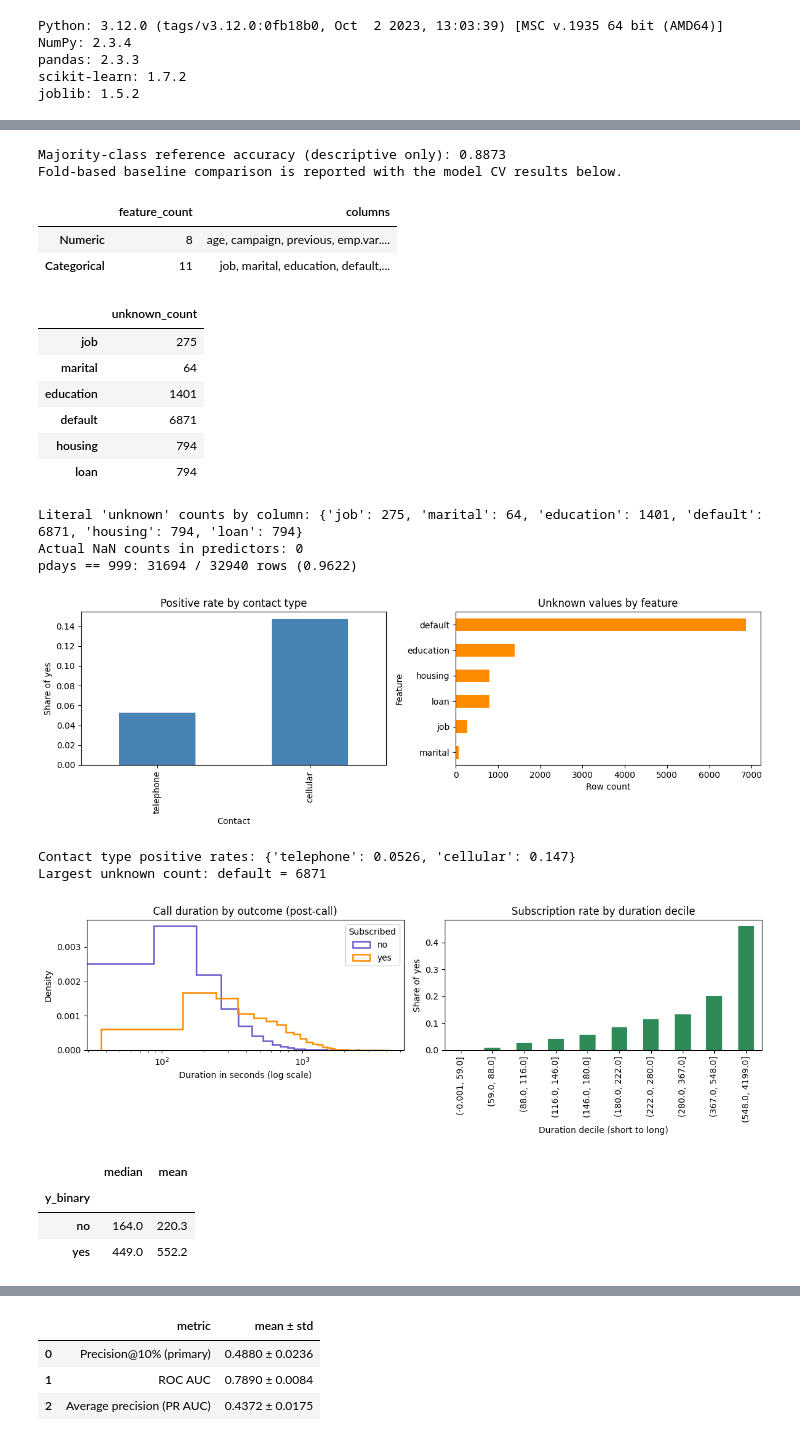
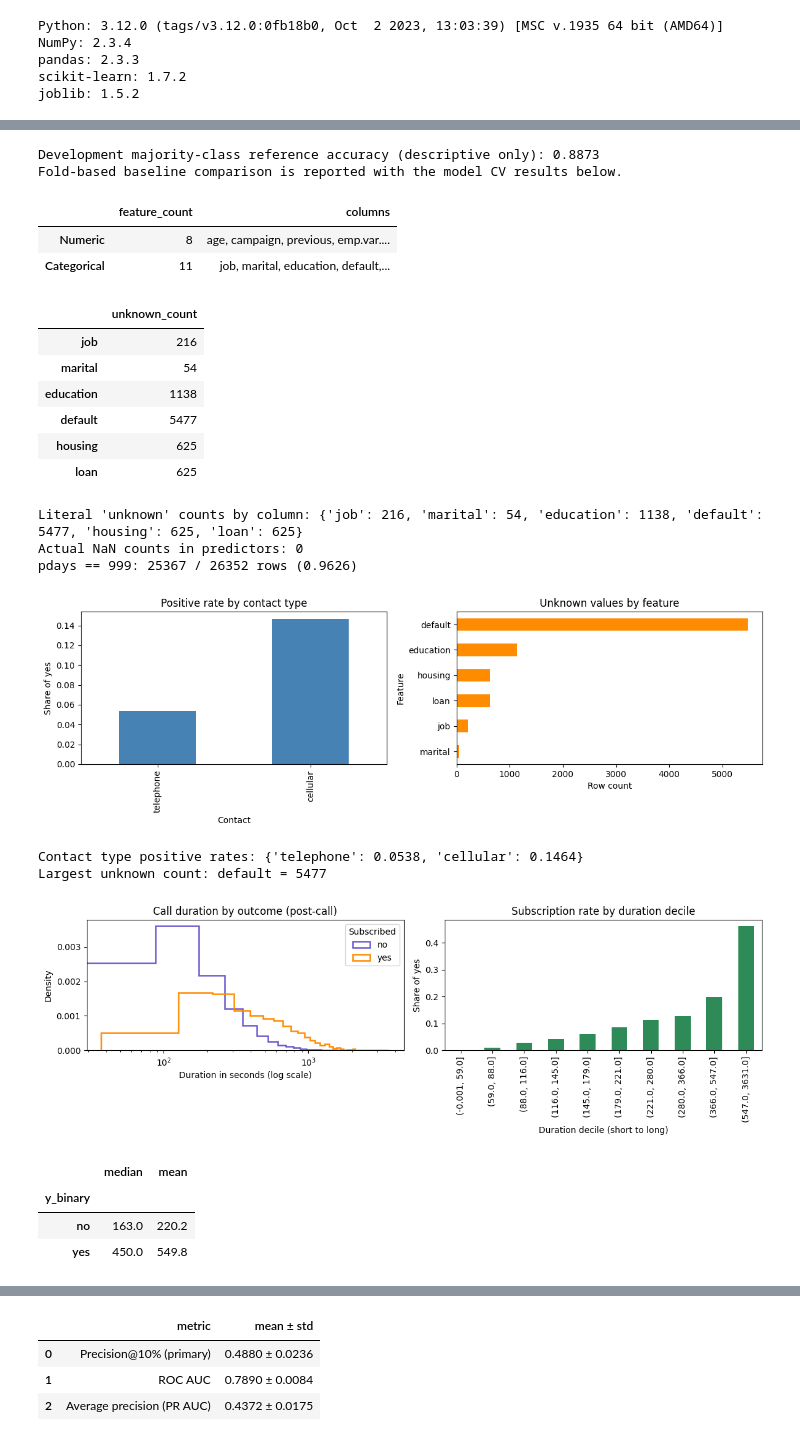
Before and after one commit to NurdauletZhussip-tech/task-03-ML-course, a Jupyter notebook: zhussip_task3.ipynb, the cells around one changed output, grey strips where cells are left out. Cells and saved outputs as stored; diff of their text form; code cells hidden in the pictures.

```diff
--- a/zhussip_task3.ipynb
+++ b/zhussip_task3.ipynb
@@ -56,25 +75,24 @@ Precision@10% measures the share of positive responses in the limited call list.
 # %%
-y_train = train["y"].eq("yes").astype(int)
-always_no_predictions = np.zeros(len(y_train), dtype=int)
-print(f"Majority-class reference accuracy (descriptive only): {(always_no_predictions == y_train).mean():.4f}")
+always_no_predictions = np.zeros(len(y_dev), dtype=int)
+print(f"Development majority-class reference accuracy (descriptive only): {(always_no_predictions == y_dev).mean():.4f}")
 print("Fold-based baseline comparison is reported with the model CV results below.")
 # %% [output]
-Majority-class reference accuracy (descriptive only): 0.8873
+Development majority-class reference accuracy (descriptive only): 0.8873
 Fold-based baseline comparison is reported with the model CV results below.
 # %%
 import matplotlib.pyplot as plt
 
 from sklearn.pipeline import Pipeline
 
-feature_cols = [column for column in train.columns if column not in {"id", "duration", "y"}]
-train_features = train.loc[:, feature_cols]
+development_data = train.loc[X_dev.index]
+development_features = development_data.loc[:, feature_cols]
 
 numeric_type_cols = [
     column
-    for column in train_features.select_dtypes(include=np.number).columns
+    for column in development_features.select_dtypes(include=np.number).columns
     if column != "pdays"
 ]
-categorical_cols = train_features.select_dtypes(exclude=np.number).columns.tolist() + ["pdays"]
+categorical_cols = development_features.select_dtypes(exclude=np.number).columns.tolist() + ["pdays"]
 type_summary = pd.DataFrame(
     {
         "feature_count": [len(numeric_type_cols), len(categorical_cols)],
@@ -84,15 +102,15 @@ type_summary = pd.DataFrame(
 )
 display(type_summary)
 
-unknown_counts = train_features.eq("unknown").sum()
+unknown_counts = development_features.eq("unknown").sum()
 display(unknown_counts[unknown_counts.gt(0)].rename("unknown_count").to_frame())
-missing_counts = train_features.isna().sum()
+missing_counts = development_features.isna().sum()
 print(f"Literal 'unknown' counts by column: {unknown_counts[unknown_counts.gt(0)].to_dict()}")
 print(f"Actual NaN counts in predictors: {int(missing_counts.sum())}")
-pdays_sentinel_share = train_features["pdays"].eq(999).mean()
-print(f"pdays == 999: {train_features['pdays'].eq(999).sum()} / {len(train_features)} rows ({pdays_sentinel_share:.4f})")
+pdays_sentinel_share = development_features["pdays"].eq(999).mean()
+print(f"pdays == 999: {development_features['pdays'].eq(999).sum()} / {len(development_features)} rows ({pdays_sentinel_share:.4f})")
 
-contact_yes_rate = train.assign(y_binary=y_train).groupby("contact")["y_binary"].mean().sort_values()
+contact_yes_rate = development_data.assign(y_binary=y_dev).groupby("contact")["y_binary"].mean().sort_values()
 unknown_plot_counts = unknown_counts[unknown_counts.gt(0)].sort_values()
 fig, axes = plt.subplots(1, 2, figsize=(12, 4))
 contact_yes_rate.plot(kind="bar", ax=axes[0], color="steelblue")
@@ -105,61 +123,61 @@ print(f"Contact type positive rates: {contact_yes_rate.round(4).to_dict()}")
 print(f"Largest unknown count: {unknown_plot_counts.idxmax()} = {unknown_plot_counts.max()}")
 
 # Duration is observed after a call: inspect its target association, but never use it in the deployable model.
-duration_by_target = train.assign(y_binary=y_train).groupby("y_binary")["duration"].agg(["median", "mean"])
-duration_decile = pd.qcut(train["duration"], q=10, duplicates="drop")
-duration_response = train.assign(y_binary=y_train, duration_decile=duration_decile).groupby(
+duration_by_target = development_data.assign(y_binary=y_dev).groupby("y_binary")["duration"].agg(["median", "mean"])
+duration_decile = pd.qcut(development_data["duration"], q=10, duplicates="drop")
+duration_response = development_data.assign(y_binary=y_dev, duration_decile=duration_decile).groupby(
     "duration_decile", observed=True
 )["y_binary"].agg(["mean", "count"])
 fig, axes = plt.subplots(1, 2, figsize=(12, 4))
 for target, label, color in [(0, "no", "slateblue"), (1, "yes", "darkorange")]:
     axes[0].hist(
-        train.loc[y_train.eq(target), "duration"],
+        development_data.loc[y_dev.eq(target), "duration"],
         bins=40,
         density=True,
         histtype="step",
         linewidth=1.8,
         label=label,
         color=color,
     )
 axes[0].set_xscale("log")
 axes[0].set(title="Call duration by outcome (post-call)", xlabel="Duration in seconds (log scale)", ylabel="Density")
 axes[0].legend(title="Subscribed")
 duration_response["mean"].plot(kind="bar", ax=axes[1], color="seagreen")
 axes[1].set(title="Subscription rate by duration decile", xlabel="Duration decile (short to long)", ylabel="Share of yes")
 fig.tight_layout()
 plt.show()
 display(duration_by_target.rename(index={0: "no", 1: "yes"}).round(1))
 print(f"Duration decile positive rates (shortest to longest): {duration_response['mean'].round(4).tolist()}")
-print("EDA: cellular contacts have a higher observed yes rate (14.70%) than telephone contacts (5.26%); this is association, not a causal channel effect.")
-print("EDA: default has the most unknown values (6,871); unknown is retained as an informative category rather than treated as a missing row.")
-print("pdays=999 occurs in 31,694 rows (96.22%); one-hot encoding keeps the sentinel as a separate category.")
+print(f"EDA on development only: contact-type positive rates are {contact_yes_rate.round(4).to_dict()} (association, not causation).")
+print(f"EDA on development only: highest unknown count is {unknown_plot_counts.idxmax()} ({unknown_plot_counts.max()}); unknown is retained as a category.")
+print(f"Development pdays=999 count/share: {development_features['pdays'].eq(999).sum()} / {len(development_features)} ({pdays_sentinel_share:.4f}); one-hot encoding keeps the sentinel as a separate category.")
 print("A random row split may overstate future-campaign performance because train and holdout can share campaign periods and economic conditions; future channel mix, response rates, or macro conditions may shift.")
 
 # Treat pdays as a category so its 999 sentinel is not interpreted as a numeric value.
 numeric_cols = numeric_type_cols
 print(f"numeric_cols: {numeric_cols}")
 print(f"categorical_cols: {categorical_cols}")
 
 print("pdays is one-hot encoded as a categorical feature; the 999 sentinel is retained as its own category.")
 # %% [output]
 |  | feature_count | columns |
 | Numeric | 8 | age, campaign, previous, emp.var.... |
 | Categorical | 11 | job, marital, education, default,... |
 |  | unknown_count |
-| job | 275 |
-| marital | 64 |
-| education | 1401 |
-| default | 6871 |
-| housing | 794 |
-| loan | 794 |
+| job | 216 |
+| marital | 54 |
+| education | 1138 |
+| default | 5477 |
+| housing | 625 |
+| loan | 625 |
-Literal 'unknown' counts by column: {'job': 275, 'marital': 64, 'education': 1401, 'default': 6871, 'housing': 794, 'loan': 794}
+Literal 'unknown' counts by column: {'job': 216, 'marital': 54, 'education': 1138, 'default': 5477, 'housing': 625, 'loan': 625}
 Actual NaN counts in predictors: 0
-pdays == 999: 31694 / 32940 rows (0.9622)
+pdays == 999: 25367 / 26352 rows (0.9626)
-[figure, old version]
+[figure, new version]
-Contact type positive rates: {'telephone': 0.0526, 'cellular': 0.147}
-Largest unknown count: default = 6871
+Contact type positive rates: {'telephone': 0.0538, 'cellular': 0.1464}
+Largest unknown count: default = 5477
-[figure, old version]
+[figure, new version]
 |  | median | mean |
 | y_binary |  |  |
-| no | 164.0 | 220.3 |
-| yes | 449.0 | 552.2 |
+| no | 163.0 | 220.2 |
+| yes | 450.0 | 549.8 |
```
Also changed, not shown: parts of 3 cells of this notebook, 1 other file.
